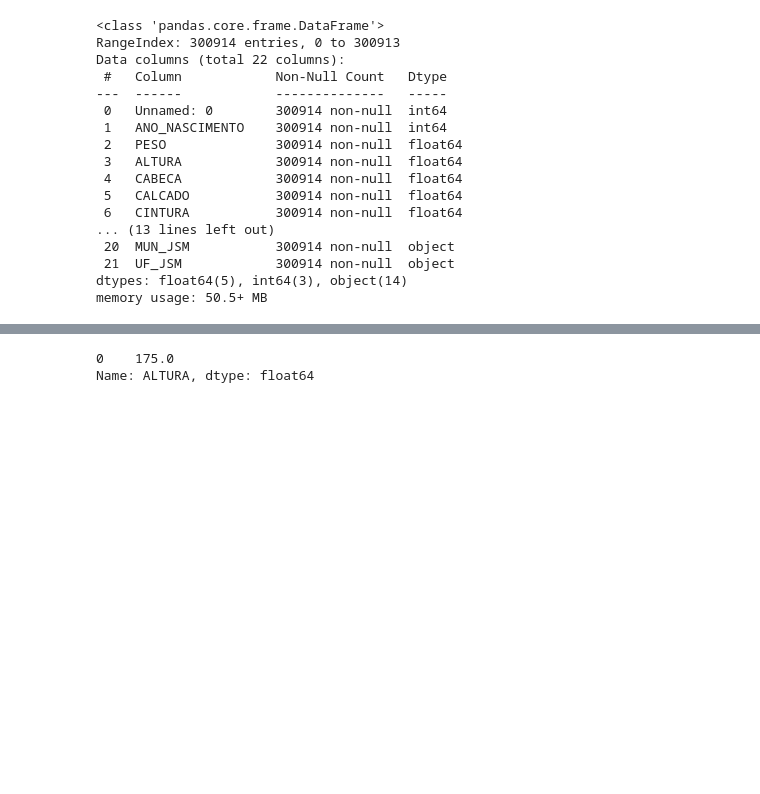
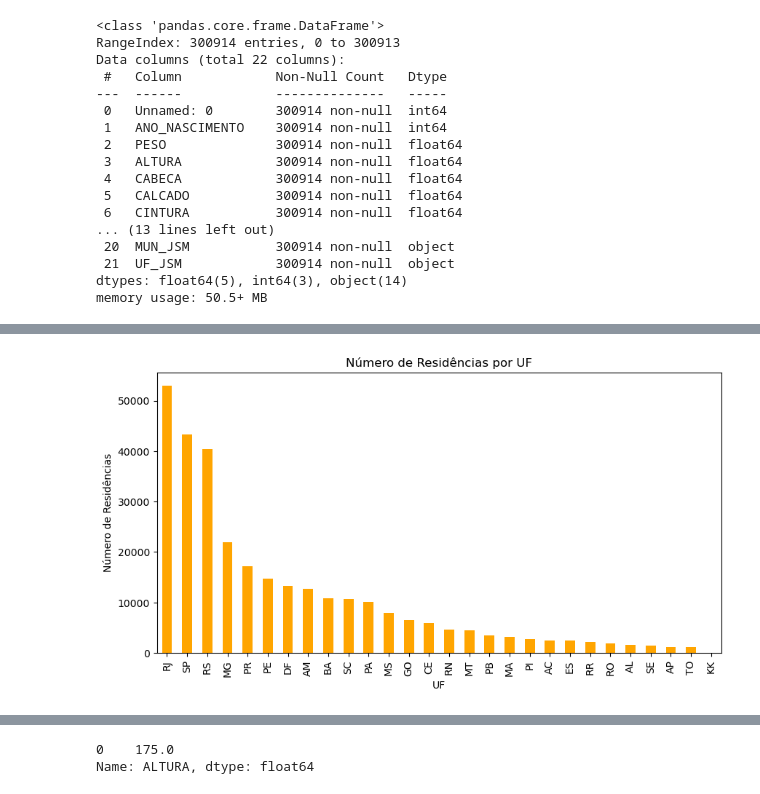
Before and after one commit to hudsonhcp/Alistamento-Militar-2022, a Jupyter notebook: Alistamento.ipynb, the cells around one changed output, grey strips where cells are left out. Drawn from its saved outputs; the diff is of its cells as text; code cells hidden in the pictures; blank space fills up the shorter version.

```diff
--- a/Alistamento.ipynb
+++ b/Alistamento.ipynb
@@ -37 +51,11 @@ df.head()
+# %%
+# Gráfico de barras para UF de Residência
+plt.figure(figsize=(10,5))
+contagem_residencia.plot(kind='bar', color='orange')
+plt.title('Número de Residências por UF')
+plt.xlabel('UF')
+plt.ylabel('Número de Residências')
+plt.show()
+# %% [output]
+[figure, added]
 # %%
```
Also changed, not shown: parts of 11 cells of this notebook.
